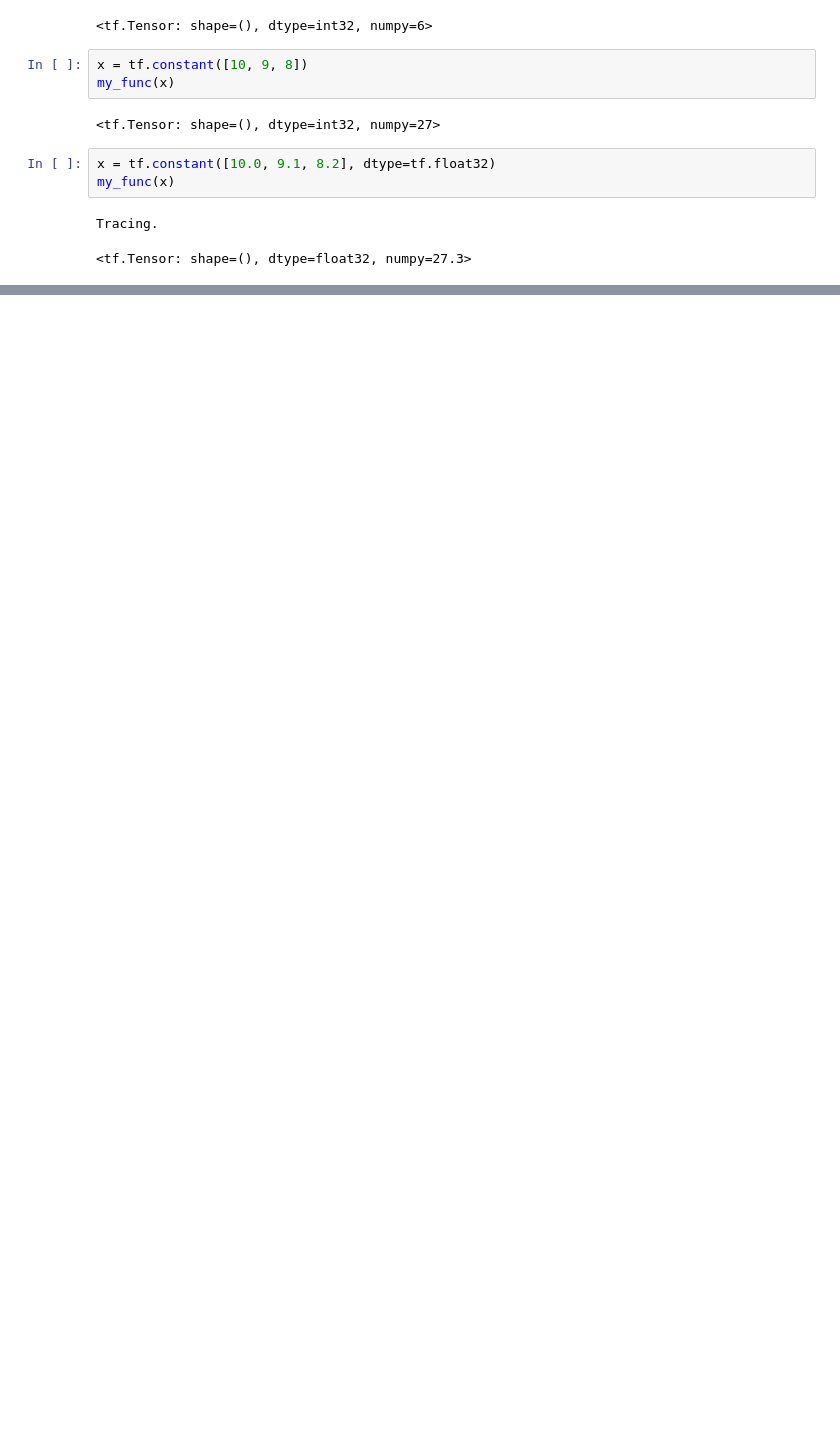
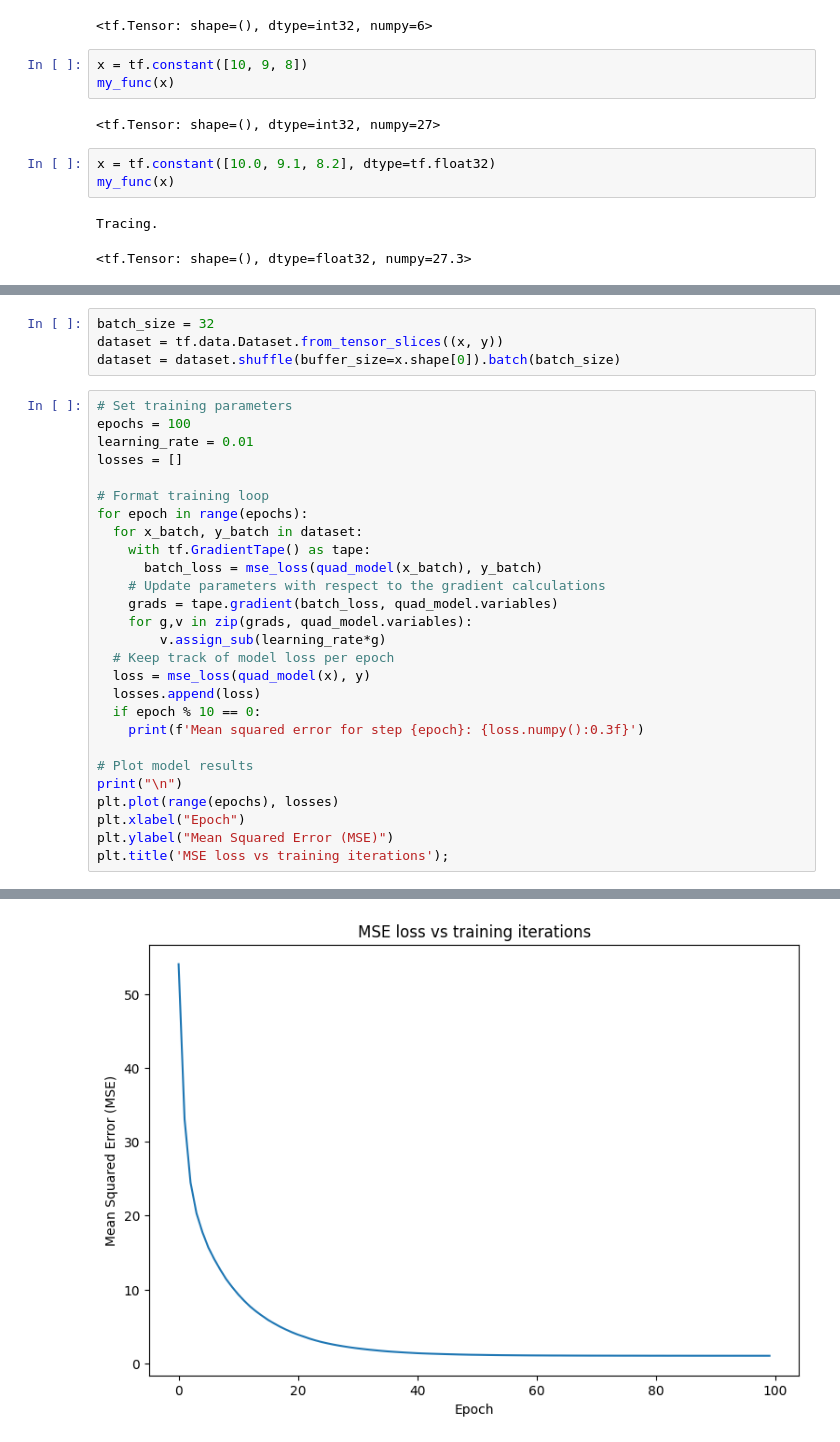
Before and after one commit to SebastianMeierARG/Tensorflow-in-10-Minutes, a Jupyter notebook: Tensorflow in 10.ipynb, the cells around one changed output, grey strips where cells are left out. Saved outputs shown, nothing was run; the diff lists cells and outputs as text; blank space fills up the shorter version.

```diff
--- a/Tensorflow in 10.ipynb
+++ b/Tensorflow in 10.ipynb
@@ -192,0 +266,32 @@ Tracing.
+# %%
+batch_size = 32
+dataset = tf.data.Dataset.from_tensor_slices((x, y))
+dataset = dataset.shuffle(buffer_size=x.shape[0]).batch(batch_size)
+# %%
+# Set training parameters
+epochs = 100
+learning_rate = 0.01
+losses = []
+
+# Format training loop
+for epoch in range(epochs):
+  for x_batch, y_batch in dataset:
+    with tf.GradientTape() as tape:
+      batch_loss = mse_loss(quad_model(x_batch), y_batch)
+    # Update parameters with respect to the gradient calculations
+    grads = tape.gradient(batch_loss, quad_model.variables)
+    for g,v in zip(grads, quad_model.variables):
+        v.assign_sub(learning_rate*g)
+  # Keep track of model loss per epoch
+  loss = mse_loss(quad_model(x), y)
+  losses.append(loss)
+  if epoch % 10 == 0:
+    print(f'Mean squared error for step {epoch}: {loss.numpy():0.3f}')
+
+# Plot model results
+print("\n")
+plt.plot(range(epochs), losses)
+plt.xlabel("Epoch")
+plt.ylabel("Mean Squared Error (MSE)")
+plt.title('MSE loss vs training iterations');
+# %% [output]
@@ -192,0 +308 @@ Tracing.
+[figure, added]
```
Also changed, not shown: parts of 23 cells of this notebook, 5 other files.
